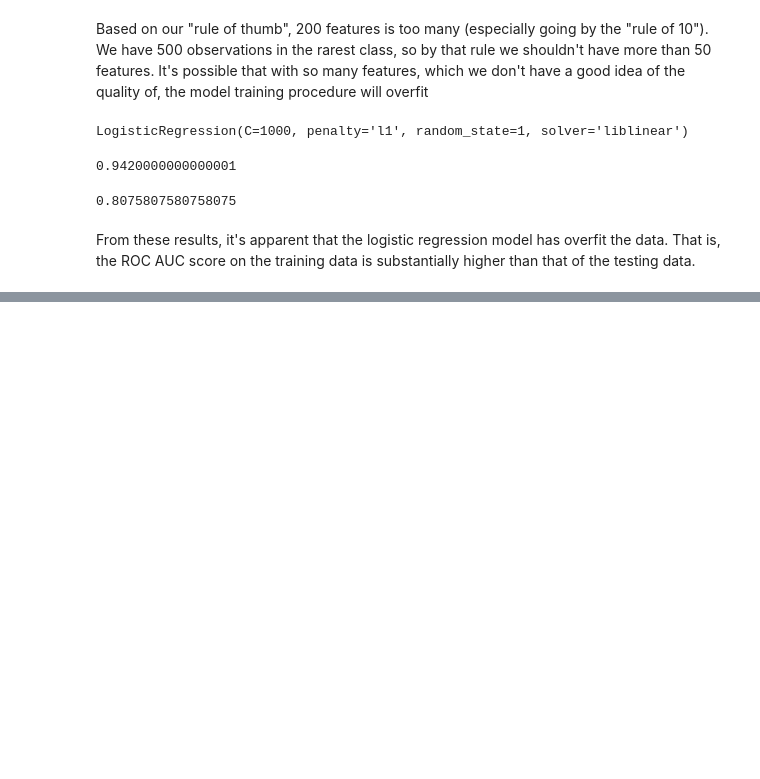
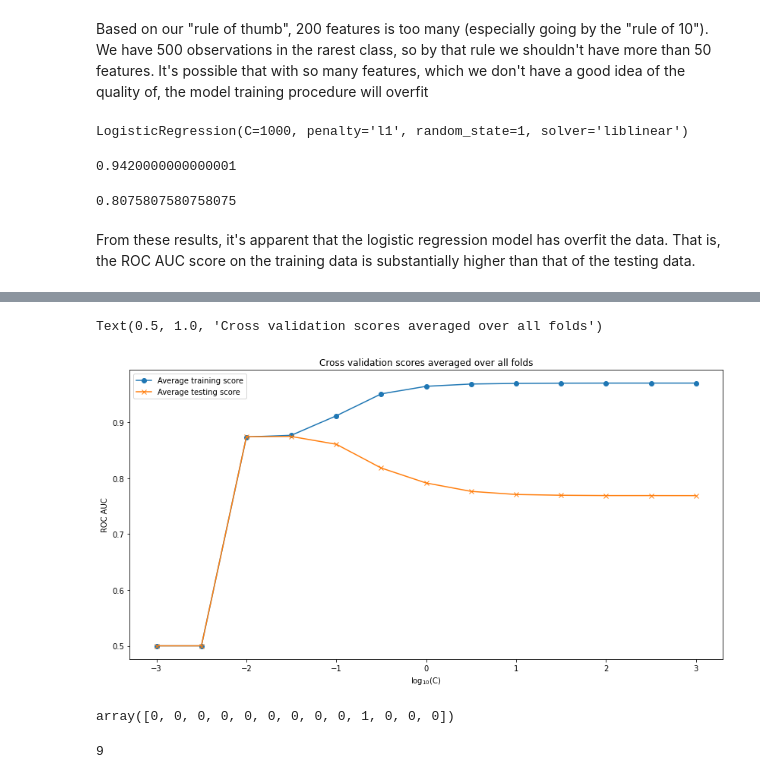
Before and after one commit to cbvreis/Book_Data-Science-Projects-with-Python-P, a Jupyter notebook: notebooks/chapter4.ipynb, the cells around one changed output, grey strips where cells are left out. Cells and saved outputs as stored; diff of their text form; code cells hidden in the pictures; blank space fills up the shorter version.

```diff
--- a/notebooks/chapter4.ipynb
+++ b/notebooks/chapter4.ipynb
@@ -121,0 +257,22 @@ From these results, it's apparent that the logistic regression model has overfit
+# %%
+plt.plot(C_val_exponents, np.mean(cv_train_roc_auc, axis=0), '-o',
+        label='Average training score')
+plt.plot(C_val_exponents, np.mean(cv_test_roc_auc, axis=0), '-x',
+        label='Average testing score')
+plt.ylabel('ROC AUC')
+plt.xlabel('log$_{10}$(C)')
+plt.legend()
+plt.title('Cross validation scores averaged over all folds')
+# %% [output]
+Text(0.5, 1.0, 'Cross validation scores averaged over all folds')
+[figure, added]
+# %%
+best_C_val_bool = C_val_exponents == -1.5
+best_C_val_bool.astype(int)
+# %% [output]
+array([0, 0, 0, 0, 0, 0, 0, 0, 0, 1, 0, 0, 0])
+# %%
+best_C_val_ix = np.nonzero(best_C_val_bool.astype(int))
+best_C_val_ix[0][0]
+# %% [output]
+9
```
Also changed, not shown: parts of 25 cells of this notebook.
